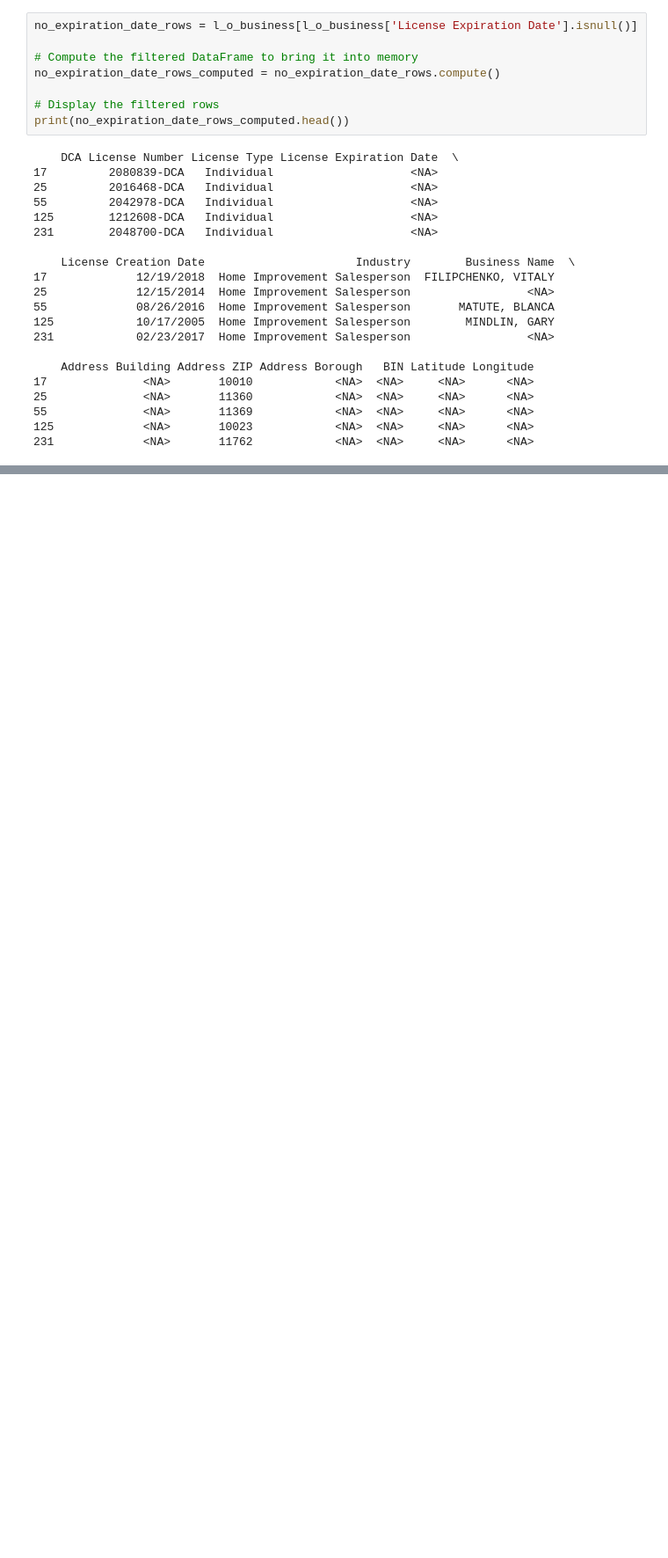
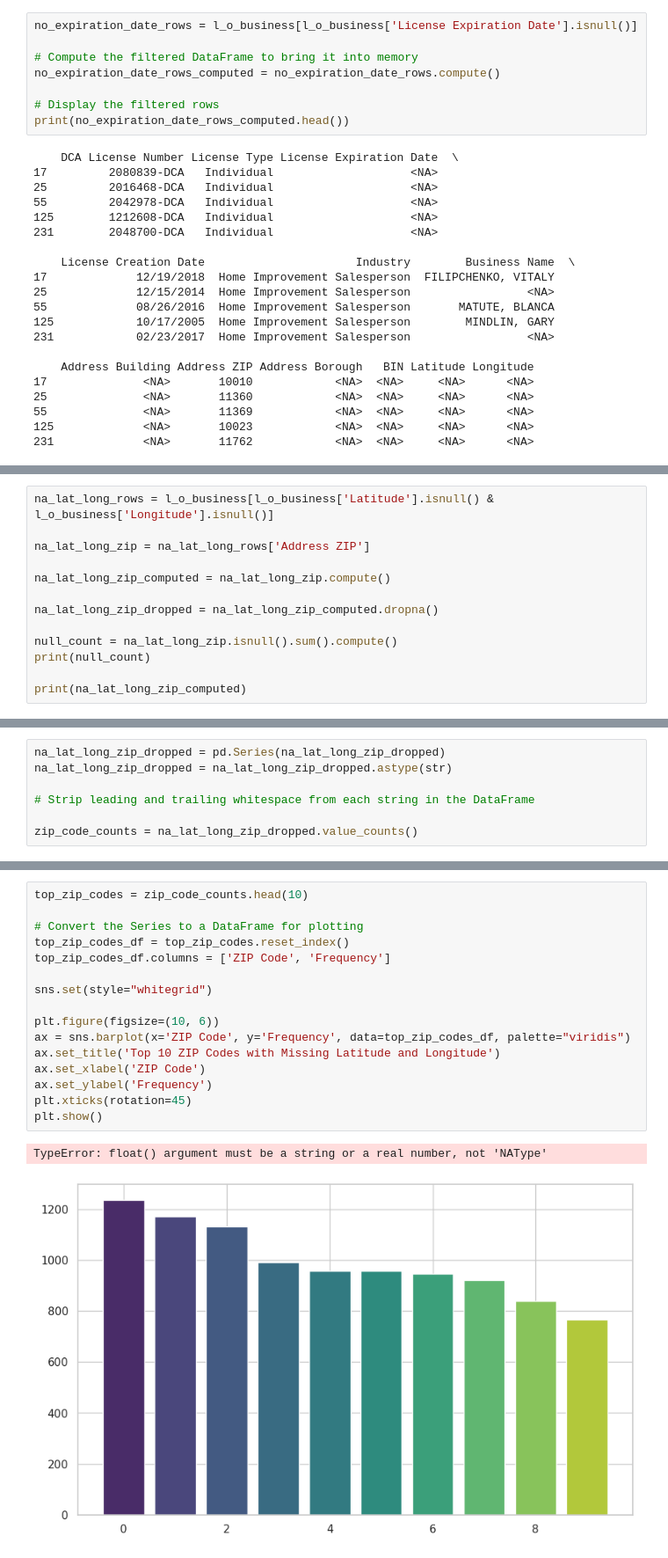
Before and after one commit to 0venBurn/Anseo, a Jupyter notebook: l_o_business.ipynb, the cells around one changed output, grey strips where cells are left out. Shown: that part at 88% size. Drawn from its saved outputs; the diff is of its cells as text; blank space fills up the shorter version.

```diff
--- a/l_o_business.ipynb
+++ b/l_o_business.ipynb
@@ -146,0 +149,13 @@ print(no_expiration_date_rows_computed.head())
+# %%
+na_lat_long_rows = l_o_business[l_o_business['Latitude'].isnull() & l_o_business['Longitude'].isnull()]
+
+na_lat_long_zip = na_lat_long_rows['Address ZIP']
+
+na_lat_long_zip_computed = na_lat_long_zip.compute()
+
+na_lat_long_zip_dropped = na_lat_long_zip_computed.dropna()
+
+null_count = na_lat_long_zip.isnull().sum().compute()
+print(null_count)
+
+print(na_lat_long_zip_computed)
@@ -146,0 +176,7 @@ print(no_expiration_date_rows_computed.head())
+# %%
+na_lat_long_zip_dropped = pd.Series(na_lat_long_zip_dropped)
+na_lat_long_zip_dropped = na_lat_long_zip_dropped.astype(str)
+
+# Strip leading and trailing whitespace from each string in the DataFrame
+
+zip_code_counts = na_lat_long_zip_dropped.value_counts()
@@ -146,0 +217,19 @@ print(no_expiration_date_rows_computed.head())
+# %%
+top_zip_codes = zip_code_counts.head(10)
+
+# Convert the Series to a DataFrame for plotting
+top_zip_codes_df = top_zip_codes.reset_index()
+top_zip_codes_df.columns = ['ZIP Code', 'Frequency']
+
+sns.set(style="whitegrid")
+
+plt.figure(figsize=(10, 6))
+ax = sns.barplot(x='ZIP Code', y='Frequency', data=top_zip_codes_df, palette="viridis")
+ax.set_title('Top 10 ZIP Codes with Missing Latitude and Longitude')
+ax.set_xlabel('ZIP Code')
+ax.set_ylabel('Frequency')
+plt.xticks(rotation=45)
+plt.show()
+# %% [output]
+TypeError: float() argument must be a string or a real number, not 'NAType'
+[figure, added]
```
Also changed, not shown: parts of 7 cells of this notebook, 4 other files.
